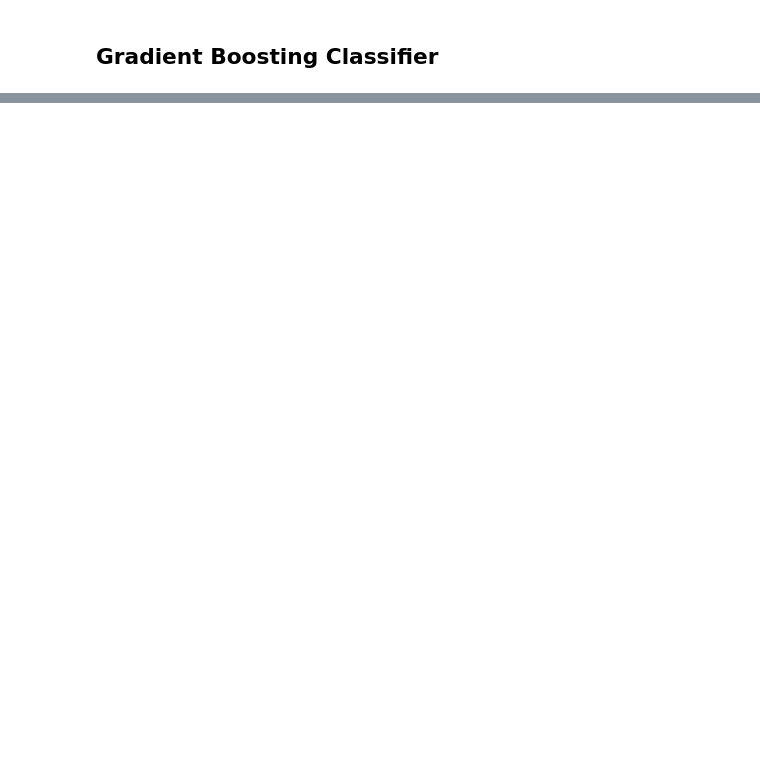
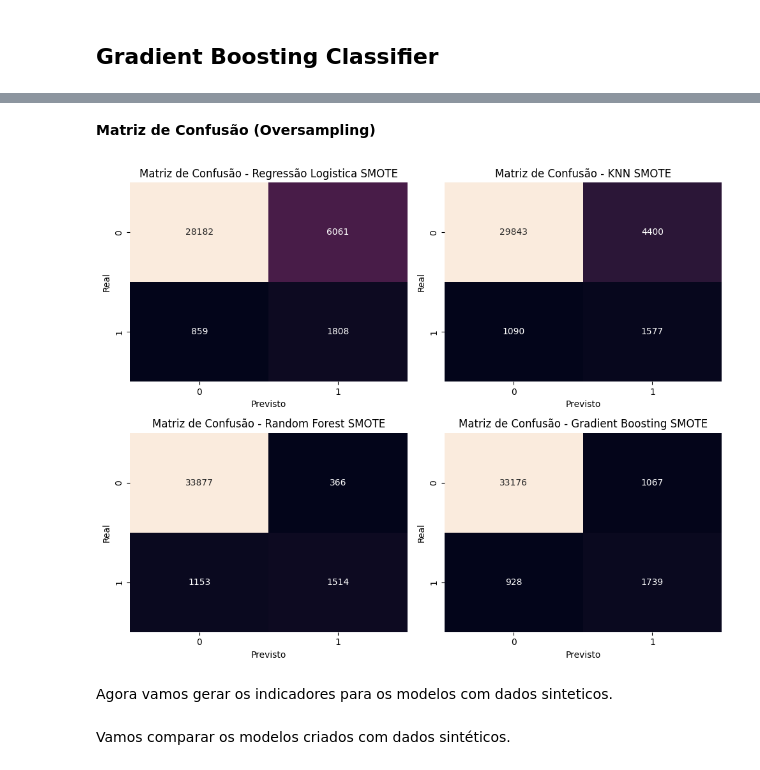
Before and after one commit to Muniz97/Data-Science---Federal-road-accidents---Brazil, a Jupyter notebook: 4 - Model/Federal_Accidents_Model.ipynb, the cells around one changed output, grey strips where cells are left out. Cells and saved outputs as stored; diff of their text form; code cells hidden in the pictures; blank space fills up the shorter version.

```diff
--- a/4 - Model/Federal_Accidents_Model.ipynb
+++ b/4 - Model/Federal_Accidents_Model.ipynb
@@ -493,8 +472,5 @@ ROC AUC: 0.65
 # %% [markdown]
 ## Random Forest
-# %%
-x_train_smote = df_train_smote.drop(['obitos','delegacia','pessoas','uf'], axis = 1)
-y_train_smote = df_train_smote['obitos']
 # %%
 # Criando RandomForestClassifier com base de oversampling
 model_random_smt = RandomForestClassifier(n_estimators= 150, random_state = 1337)
@@ -571,0 +490,27 @@ Nest...
+# %% [markdown]
+**Matriz de Confusão (Oversampling)**
+# %%
+# Lista de nome dos modelos e predições que foram usados em Oversampling
+model_names_smote = ['Regressão Logistica SMOTE', 'KNN SMOTE', 'Random Forest SMOTE', 'Gradient Boosting SMOTE'] # Como SMOTE foi atecnica usada, deixarei na nomenclatura
+predictions_smote = [log_predict_smt, knn_smt_predict, random_smt_predict, gb_smt_predict]
+
+# Subplots
+fig, axs = plt.subplots(2, 2, figsize=(10, 8))
+
+# Matrizes de confusão
+for i, (model, prediction) in enumerate(zip(model_names_smote, predictions_smote)):
+    row = i // 2
+    col = i % 2
+    cm = confusion_matrix(y_test, prediction)
+    sns.heatmap(cm, annot=True, fmt='g', cbar=False, ax=axs[row, col])
+    axs[row, col].set_title(f'Matriz de Confusão - {model}')
+    axs[row, col].set_xlabel('Previsto')
+    axs[row, col].set_ylabel('Real')
+
+plt.tight_layout()
+plt.show()
+# Materei o formato para auxiliar na comparação
+# %% [output]
+[figure, added]
+# %% [markdown]
+Agora vamos gerar os indicadores para os modelos com dados sinteticos.
@@ -571,0 +549,2 @@ Nest...
+# %% [markdown]
+Vamos comparar os modelos criados com dados sintéticos.
```
Also changed, not shown: parts of 28 cells of this notebook.
